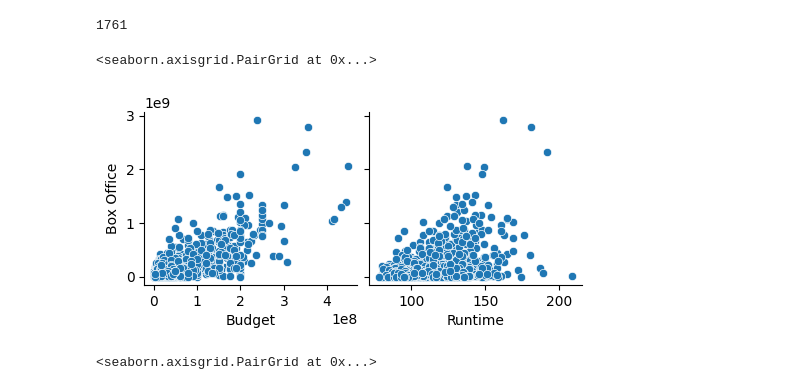
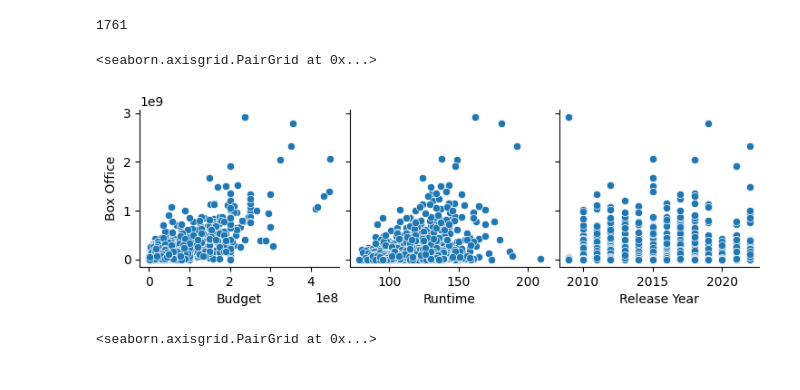
Before and after one commit to tasinms/Movie-Box-Office-Prediction, a Jupyter notebook: DataAnalysis.ipynb, the cells around one changed output. Drawn from its saved outputs; the diff is of its cells as text; code cells hidden in the pictures.

Commit message:
Visualized Results

```diff
--- a/DataAnalysis.ipynb
+++ b/DataAnalysis.ipynb
@@ -88,10 +83,10 @@ movies.shape[0]
 # %% [output]
 1761
 # %%
-sb.pairplot(movies, y_vars=['Box Office'], x_vars=['Budget', 'Runtime'])
+sb.pairplot(movies, y_vars=['Box Office'], x_vars=['Budget', 'Runtime', 'Release Year'])
 # %% [output]
 <seaborn.axisgrid.PairGrid at 0x...>
-[figure, old version]
+[figure, new version]
 # %%
 sb.pairplot(movies, y_vars=['Box Office'], x_vars= 'SentimentScore')
 # %% [output]
```
Also changed, not shown: parts of 7 cells of this notebook, 13 other files.
